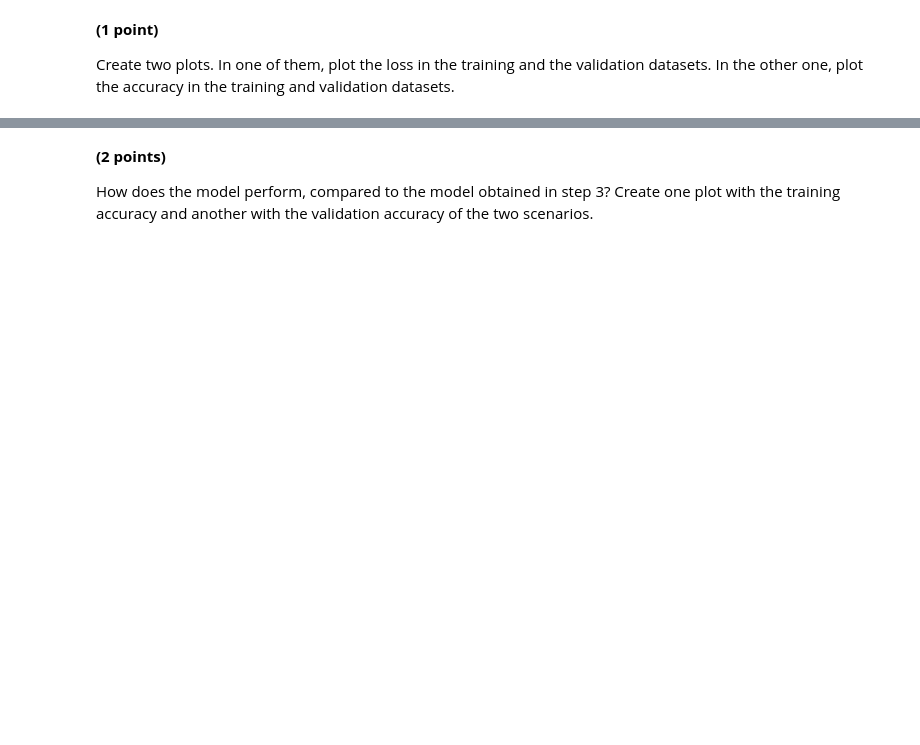
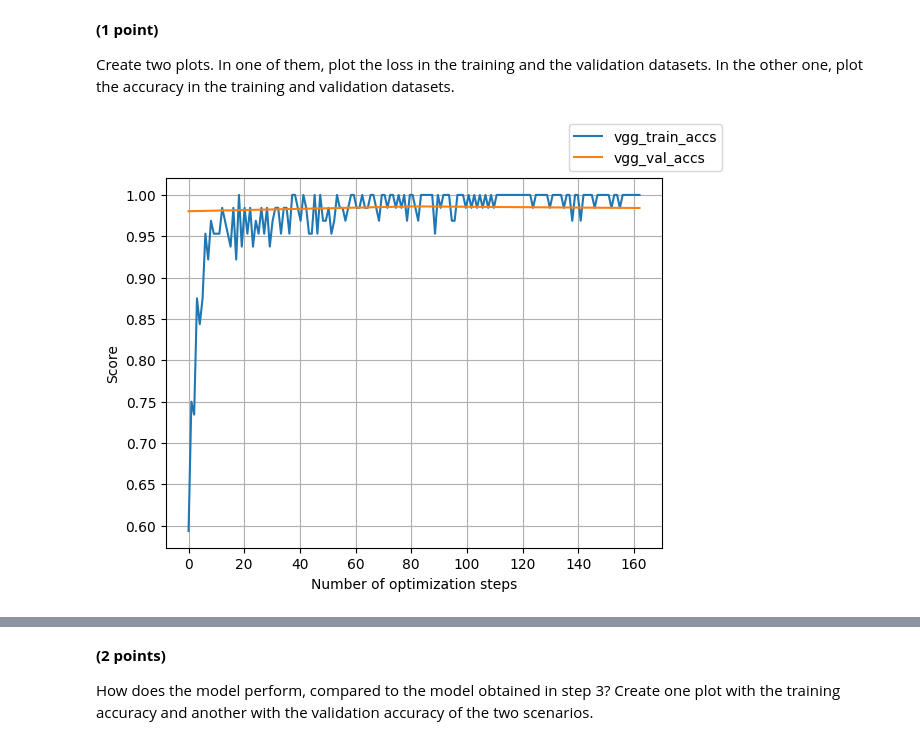
Before and after one commit to Arty-Facts/wasp_dl_2023, a Jupyter notebook: HA1.ipynb, the cells around one changed output, grey strips where cells are left out. Drawn from its saved outputs; the diff is of its cells as text; code cells hidden in the pictures; blank space fills up the shorter version.

```diff
--- a/HA1.ipynb
+++ b/HA1.ipynb
@@ -725,0 +833,7 @@ Now add the new model on top of VGG.
+# %%
+vgg_model.classifier = nn.Sequential(
+            nn.Linear(512 * 7 * 7, 1),
+            nn.Sigmoid(),
+            nn.Flatten(start_dim=0),
+        )
+vgg_model
@@ -739,0 +875,14 @@ Perform the transfer learning by training the top layers of your model.
+# %%
+# YOUR CODE HERE
+optimizer=opt.Adam(vgg_model.parameters(), lr=1e-4, weight_decay=0)
+loss_fn = nn.BCELoss()
+
+transform = Compose([tf.Resize((IMAGE_SIZE, IMAGE_SIZE)),tf.ToTensor(),tf.Normalize(mean=[0.485, 0.456, 0.406], std=[0.229, 0.224, 0.225])])
+
+vgg_dl_small_train = DataLoader(DogsCatsData(small_train_path, transform), batch_size=BATCH_SIZE, shuffle=True, drop_last=True, num_workers=WORKERS)
+vgg_dl_train = DataLoader(DogsCatsData(small_train_path, transform), batch_size=BATCH_SIZE, shuffle=True, drop_last=True, num_workers=WORKERS)
+
+vgg_dl_small_val = DataLoader(DogsCatsData(small_val_path, transform), batch_size=BATCH_SIZE, shuffle=False, num_workers=WORKERS)
+vgg_dl_val = DataLoader(DogsCatsData(val_path, transform), batch_size=BATCH_SIZE, shuffle=False, num_workers=WORKERS)
+
+vgg_model, vgg_train_losses, vgg_train_accs, vgg_val_losses, vgg_val_accs = training_loop(vgg_model, optimizer, loss_fn, vgg_dl_small_train, vgg_dl_small_val, EPOCHS, 25)
@@ -745,0 +904,4 @@ Create two plots. In one of them, plot the loss in the training and the validati
+# %%
+plot([(vgg_train_accs, "vgg_train_accs"), (vgg_val_accs, "vgg_val_accs")])
+# %% [output]
+[figure, added]
```
Also changed, not shown: parts of 47 cells of this notebook.
